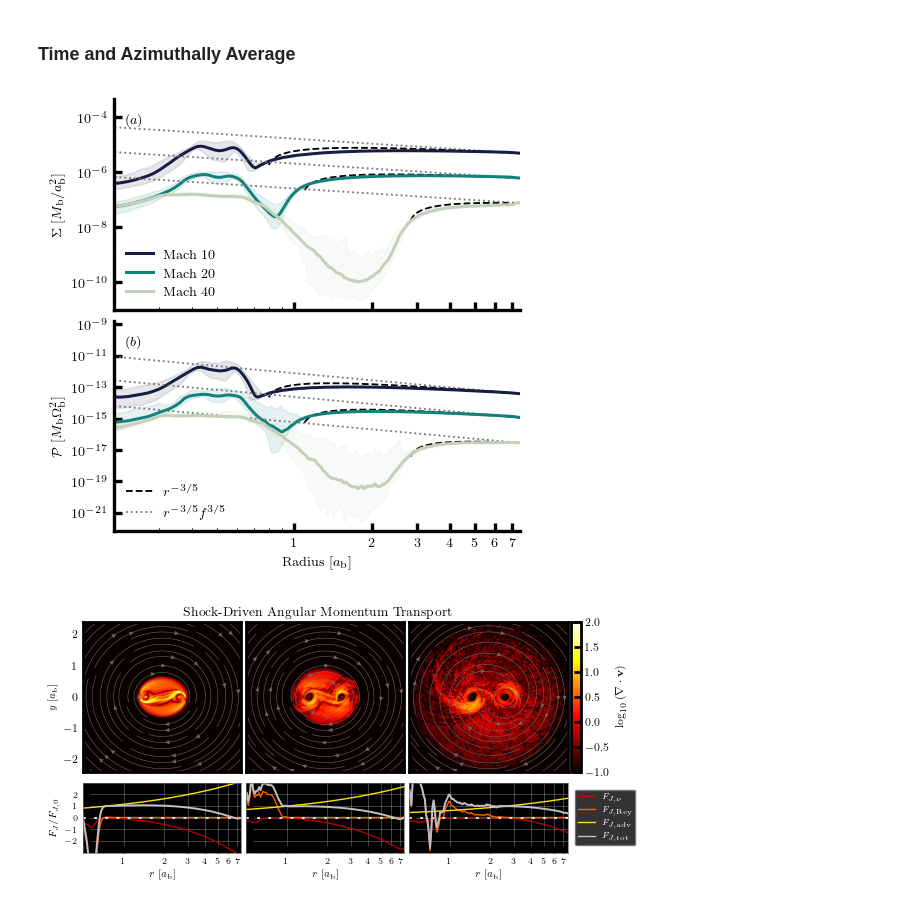
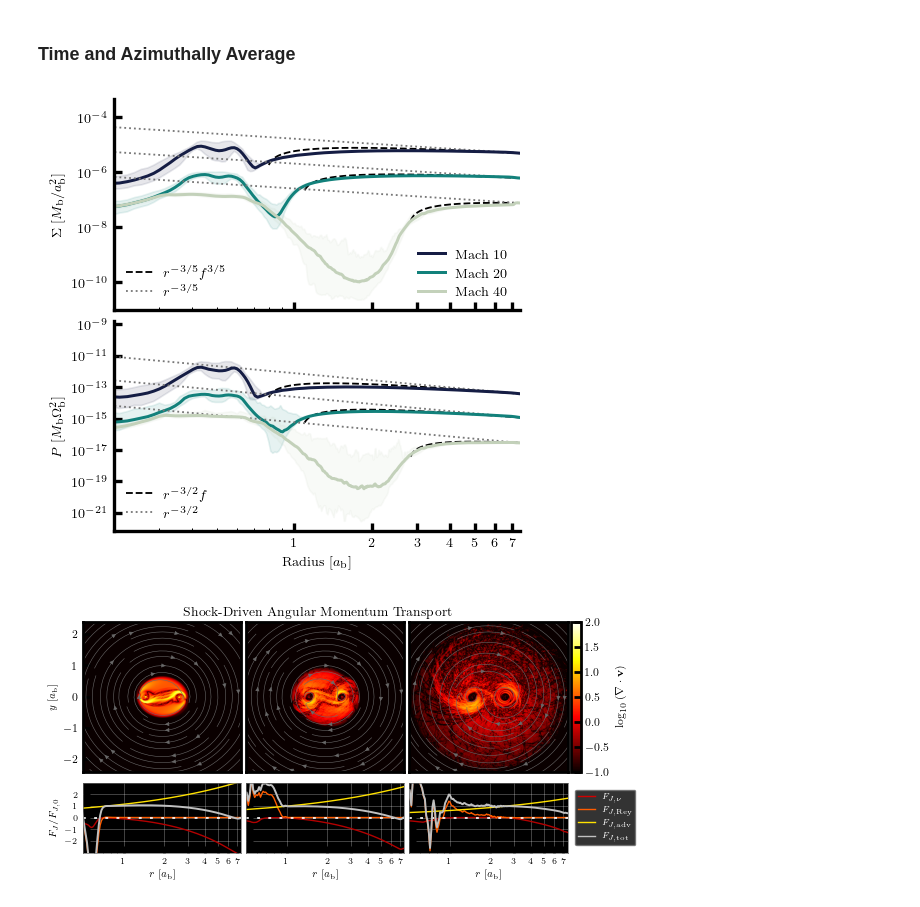
Before and after one commit to davidoneill00/sailfish, a Jupyter notebook: FancyPlotting.ipynb, the cells around one changed output. Cells and saved outputs as stored; diff of their text form; code cells hidden in the pictures.

```diff
--- a/FancyPlotting.ipynb
+++ b/FancyPlotting.ipynb
@@ -900,8 +1042,20 @@ def AzimuthallyAverageCBD(Sigma, Vx, Vy, Pressure, mesh, SS73, gamma, r_bins):
 
     return DiskStats
 # %%
+# time averaged subdirectories,
+Host   = '/mnt/beegfs/haimagrp/david_oneill/sailfish/Retrograde/Fixed_e/'
+Branch = ['e00Mach10/TimeAverages/', 'e03Mach10/TimeAverages/', 'e06Mach10/TimeAverages/',
+          'e00Mach20/TimeAverages/', 'e03Mach20/TimeAverages/', 'e06Mach20/TimeAverages/',
+          'e00Mach40/TimeAverages/', 'e03Mach40/TimeAverages/', 'e06Mach40/TimeAverages/']
+
 if False:
-    Averaged_Disk_Profiles = ProcessTimeAzimuthalAverages(save=True)
+    Averaged_Disk_Profiles = ProcessTimeAzimuthalAverages(
+        loading_dirs = [Host + b for b in Branch],
+        save=True,
+        Nbins=500,
+        n_workers=len(Branch),
+        savename='disk_profiles.pkl'
+    )
 else:
     with open('disk_profiles.pkl', 'rb') as f:
         Averaged_Disk_Profiles = pickle.load(f)
@@ -942,6 +1087,15 @@ def ComputeMeanFromMap(field, x, y, r_bins):
 
     return r_mid, np.where(cnt >= 8, wF / np.where(cnt > 0, cnt, np.nan), np.nan)
 # %%
+# Calibration
+cmap   = cmocean.cm.tempo_r
+colors = [cmap(i / 2.4) for i in range(0,3)]
+_lw    = 1.8   # main data lines
+_lw_r  = 1.1   # reference/theory lines
+_fa    = 0.10  # fill_between alpha
+_c_ref = '#777777'
+_hot   = plt.cm.hot
+
 fig  = plt.figure(figsize=(0.8*text_width, 0.8 * text_width), dpi=120)
 gs   = fig.add_gridspec(2, 1, hspace=0.0)
 axes = [fig.add_subplot(gs[i]) for i in range(2)]
@@ -963,8 +1117,8 @@ for ax in axes:
 ax2.tick_params(labelbottom=True)
 ax2.set_xlabel(r'Radius $[a_\mathrm{b}]$')
 
-for ax, lbl in zip(axes, 'ab'):
-    ax.text(0.03, 0.93, f'$({lbl})$', transform=ax.transAxes, fontsize=8, fontweight='bold', va='top', ha='left', zorder=4)
+#for ax, lbl in zip(axes, 'ab'):
+#    ax.text(0.03, 0.93, f'$({lbl})$', transform=ax.transAxes, fontsize=8, fontweight='bold', va='top', ha='left', zorder=4)
 
 ell0 = [0.88, 1.03, 1.66]
 for index in range(3):
@@ -984,39 +1138,46 @@ for index in range(3):
 
     # ── (b) Pressure ───────────────────────────────────────────────────────
     Pressure_l0 = Radius**(-3/2) * f0
     Pressure_SS = Radius**(-3/2)
     ax2.plot(Radius, DiskStats['MedianP'][-1] * Pressure_l0 / Pressure_l0[-1], color='k',    lw=_lw_r, ls='--')
     ax2.plot(Radius, DiskStats['MedianP'][-1] * Pressure_SS / Pressure_SS[-1], color=_c_ref, lw=_lw_r, ls=':')
     ax2.fill_between(Radius, DiskStats['MinP'], DiskStats['MaxP'], color=colors[index], alpha=_fa)
     ax2.plot(Radius, DiskStats['MedianP'], color=colors[index], lw=_lw, ls='solid')
 
 
 ax1.set_ylabel(r'$\Sigma\;[M_\mathrm{b}/a_\mathrm{b}^2]$')
-ax2.set_ylabel(r'$\mathcal P\;[M_\mathrm{b}\Omega_\mathrm{b}^2]$')
+ax2.set_ylabel(r'$P\;[M_\mathrm{b}\Omega_\mathrm{b}^2]$')
 
 
 
 # ax1: one entry per Mach number (filled band + solid line, shown as a solid colored line)
-ax1_handles = [
+ax1_handles_a = [
     Line2D([0], [0], color=colors[i], lw=_lw, ls='solid', label=lbl)
     for i, lbl in enumerate(['Mach 10', 'Mach 20', 'Mach 40'])
 ]
-ax1.legend(handles=ax1_handles, frameon=False, loc='lower left')
+leg_a = ax1.legend(handles=ax1_handles_a, frameon=False, loc='lower right')
+
+ax1_handles_b = [
+    Line2D([0], [0], color='k',    lw=_lw_r, ls='--', label=r'$r^{-3/5}f^{3/5}$'),
+    Line2D([0], [0], color=_c_ref, lw=_lw_r, ls=':',  label=r'$r^{-3/5}$'),
+]
+ax1.add_artist(leg_a)  # preserve first legend before it gets replaced
+ax1.legend(handles=ax1_handles_b, frameon=False, loc='lower left')
 
 # ax2: the two reference curves
 ax2_handles = [
-    Line2D([0], [0], color='k',    lw=_lw_r, ls='--', label=r'$r^{-3/5}$'),
-    Line2D([0], [0], color=_c_ref, lw=_lw_r, ls=':',  label=r'$r^{-3/5}f^{3/5}$'),
+    Line2D([0], [0], color='k',    lw=_lw_r, ls='--', label=r'$r^{-3/2}f$'),
+    Line2D([0], [0], color=_c_ref, lw=_lw_r, ls=':',  label=r'$r^{-3/2}$'),
 ]
 ax2.legend(handles=ax2_handles, frameon=False, loc='lower left')
 
 
 #ax1.legend(frameon=False, loc='lower left')
 #ax2.legend(frameon=False, loc='lower left')
 
 plt.savefig('DiskAveragedProfile.png', dpi=300, bbox_inches='tight')
 # %% [output]
-[figure, old version]
+[figure, new version]
 # %%
 # Eccentricity
 # Mach number
```
Also changed, not shown: parts of 21 cells of this notebook.
